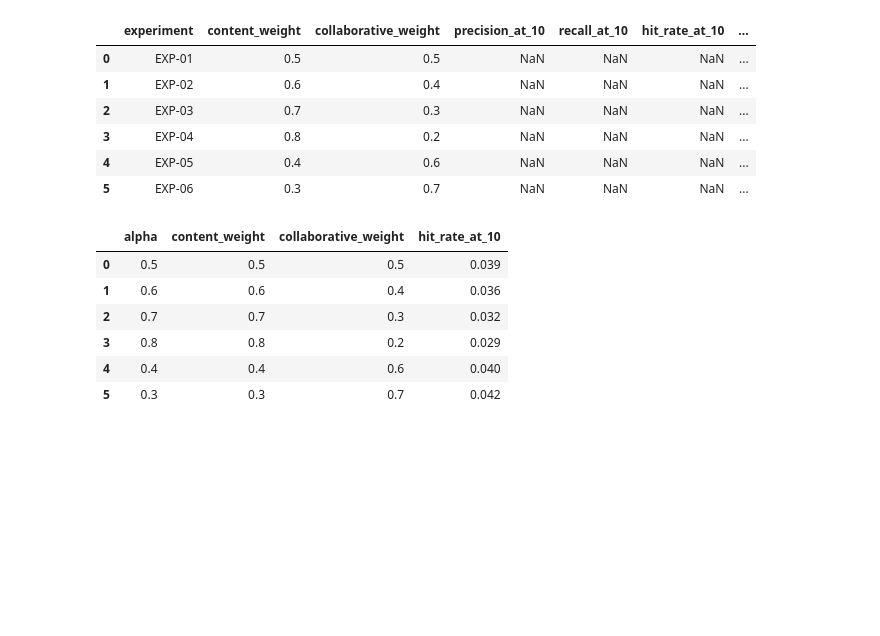
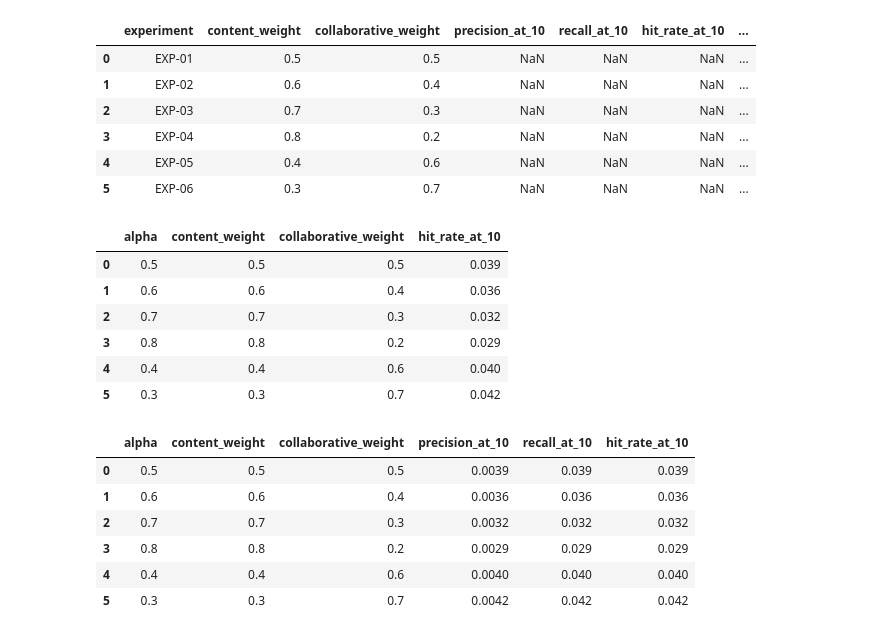
Before and after one commit to Yashi-tech-ai/BookNest, a Jupyter notebook: Notebooks/04_evaluation.ipynb, the cells around one changed output. Saved outputs shown, nothing was run; the diff lists cells and outputs as text; code cells hidden in the pictures; blank space fills up the shorter version.

Commit message:
evalutation at rate 10 , 20

```diff
--- a/Notebooks/04_evaluation.ipynb
+++ b/Notebooks/04_evaluation.ipynb
@@ -786,4 +786,87 @@ hybrid_results_df
 | 4 | 0.4 | 0.4 | 0.6 | 0.040 |
 | 5 | 0.3 | 0.3 | 0.7 | 0.042 |
 # %%
-#As we give more weight to the collaborative component, performance improves.
+experiment_metrics = []
+
+for _, result in hybrid_results_df.iterrows():
+
+    alpha = result["alpha"]
+
+    hits = 0
+
+    for _, row in evaluation_sample.iterrows():
+
+        seed_book = row["seed_book_id"]
+        test_book = row["test_book_id"]
+
+        content_idx = book_id_to_index[seed_book]
+
+        # Content scores
+        content_scores = content_similarity[content_idx]
+
+        # Locate this seed in our precomputed collaborative results
+        seed_position = np.where(
+            unique_seed_books == seed_book
+        )[0][0]
+
+        neighbor_indices = indices[seed_position][1:]
+        neighbor_scores = 1 - distances[seed_position][1:]
+
+        collaborative_scores = np.zeros(len(books_features))
+
+        neighbor_book_ids = eval_book_ids.cat.categories[
+            neighbor_indices
+        ]
+
+        for neighbor_book_id, score in zip(
+            neighbor_book_ids,
+            neighbor_scores
+        ):
+
+            if neighbor_book_id in book_id_to_index:
+                row_index = book_id_to_index[neighbor_book_id]
+                collaborative_scores[row_index] = score
+
+        # Hybrid score
+        hybrid_scores = (
+            alpha * content_scores
+            + (1 - alpha) * collaborative_scores
+        )
+
+        hybrid_scores[content_idx] = -1
+
+        top_indices = np.argsort(
+            hybrid_scores
+        )[::-1][:10]
+
+        recommended_ids = books_features.iloc[
+            top_indices
+        ]["book_id"].values
+
+        if test_book in recommended_ids:
+            hits += 1
+
+    hit_rate = hits / len(evaluation_sample)
+    precision = hits / (len(evaluation_sample) * 10)
+    recall = hit_rate
+
+    experiment_metrics.append({
+        "alpha": alpha,
+        "content_weight": alpha,
+        "collaborative_weight": 1 - alpha,
+        "precision_at_10": precision,
+        "recall_at_10": recall,
+        "hit_rate_at_10": hit_rate
+    })
+
+experiment_metrics_df = pd.DataFrame(experiment_metrics)
+
+experiment_metrics_df
+# %% [output]
+|  | alpha | content_weight | collaborative_weight | precision_at_10 | recall_at_10 | hit_rate_at_10 |
+| 0 | 0.5 | 0.5 | 0.5 | 0.0039 | 0.039 | 0.039 |
+| 1 | 0.6 | 0.6 | 0.4 | 0.0036 | 0.036 | 0.036 |
+| 2 | 0.7 | 0.7 | 0.3 | 0.0032 | 0.032 | 0.032 |
+| 3 | 0.8 | 0.8 | 0.2 | 0.0029 | 0.029 | 0.029 |
+| 4 | 0.4 | 0.4 | 0.6 | 0.0040 | 0.040 | 0.040 |
+| 5 | 0.3 | 0.3 | 0.7 | 0.0042 | 0.042 | 0.042 |
```
Also changed, not shown: parts of 2 cells of this notebook.
